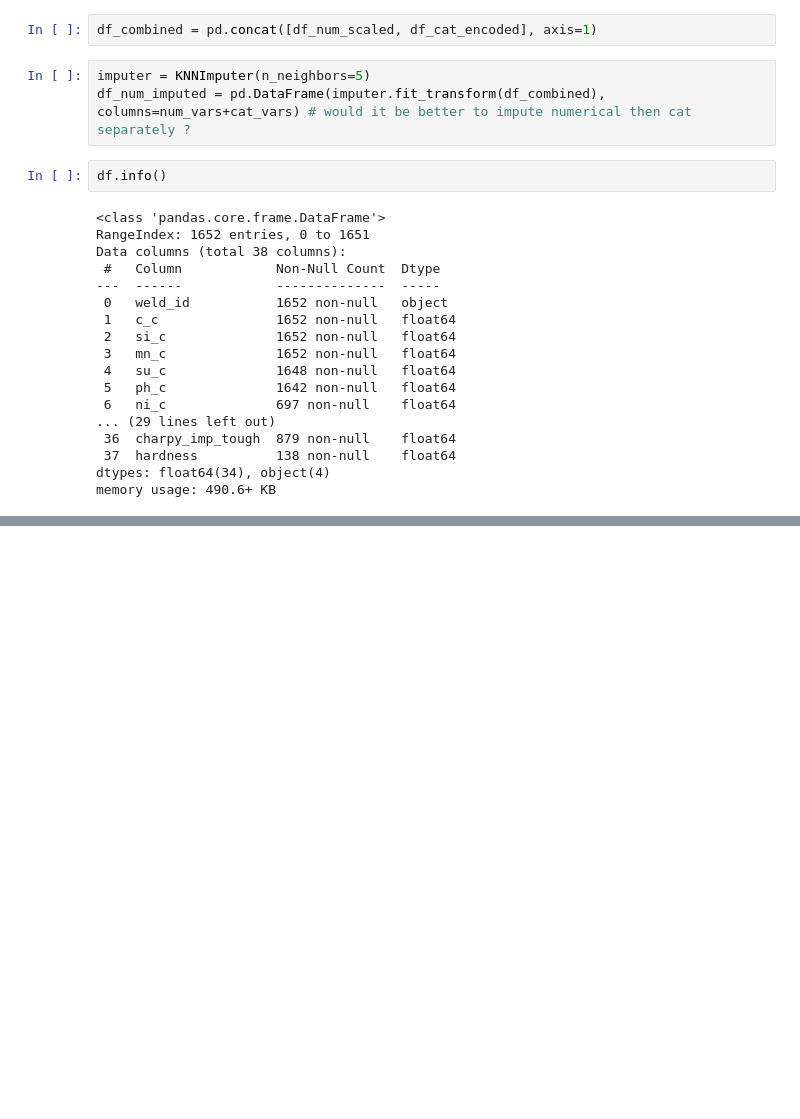
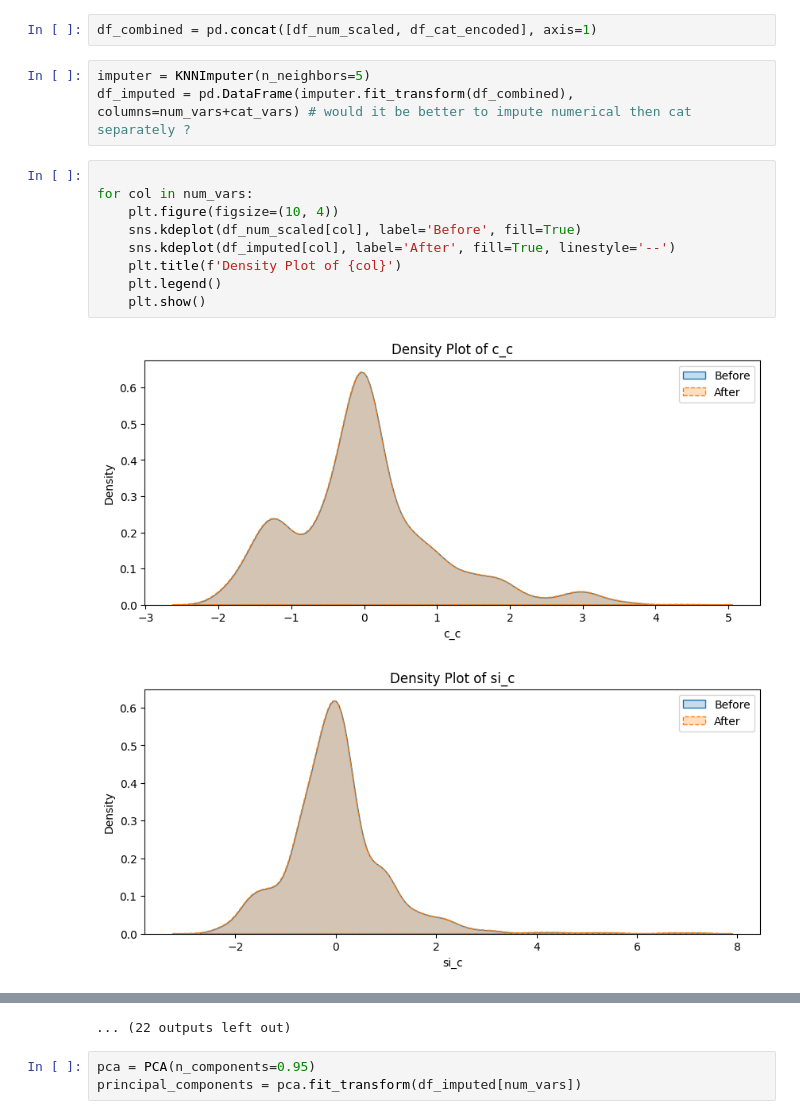
Before and after one commit to Saad123654/ProjectAppauto, a Jupyter notebook: notebooks/models/clustering.ipynb, the cells around one changed output, grey strips where cells are left out. Drawn from its saved outputs; the diff is of its cells as text; blank space fills up the shorter version.

Commit message:
pca+knn impute

```diff
--- a/notebooks/models/clustering.ipynb
+++ b/notebooks/models/clustering.ipynb
@@ -125,24 +126,16 @@ df_num_scaled
 df_combined = pd.concat([df_num_scaled, df_cat_encoded], axis=1)
 # %%
 imputer = KNNImputer(n_neighbors=5)
-df_num_imputed = pd.DataFrame(imputer.fit_transform(df_combined), columns=num_vars+cat_vars) # would it be better to impute numerical then cat separately ?
+df_imputed = pd.DataFrame(imputer.fit_transform(df_combined), columns=num_vars+cat_vars) # would it be better to impute numerical then cat separately ?
-# %%
-df.info()
-# %% [output]
-<class 'pandas.core.frame.DataFrame'>
-RangeIndex: 1652 entries, 0 to 1651
-Data columns (total 38 columns):
- #   Column            Non-Null Count  Dtype
----  ------            --------------  -----
- 0   weld_id           1652 non-null   object
- 1   c_c               1652 non-null   float64
- 2   si_c              1652 non-null   float64
- 3   mn_c              1652 non-null   float64
- 4   su_c              1648 non-null   float64
- 5   ph_c              1642 non-null   float64
- 6   ni_c              697 non-null    float64
-... (29 lines left out)
- 36  charpy_imp_tough  879 non-null    float64
- 37  hardness          138 non-null    float64
-dtypes: float64(34), object(4)
-memory usage: 490.6+ KB
+# %%
+
+for col in num_vars:
+    plt.figure(figsize=(10, 4))
+    sns.kdeplot(df_num_scaled[col], label='Before', fill=True)
+    sns.kdeplot(df_imputed[col], label='After', fill=True, linestyle='--')
+    plt.title(f'Density Plot of {col}')
+    plt.legend()
+    plt.show()
+# %% [output]
+[figure, added]
+[figure, added]
@@ -148,0 +152,4 @@ memory usage: 490.6+ KB
+... (22 outputs left out)
+# %%
+pca = PCA(n_components=0.95)
+principal_components = pca.fit_transform(df_imputed[num_vars])
```
Also changed, not shown: parts of 6 cells of this notebook, 1 other file.
